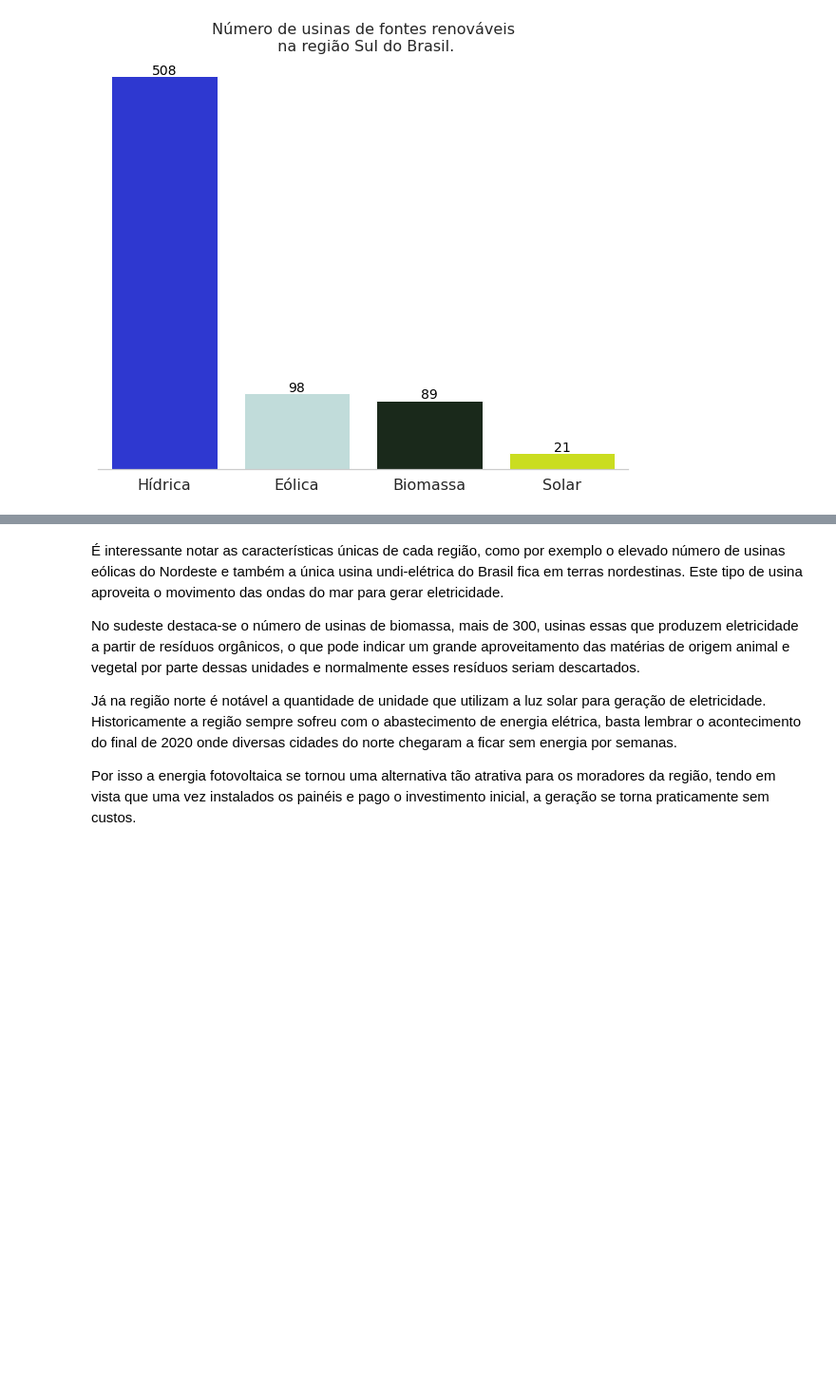
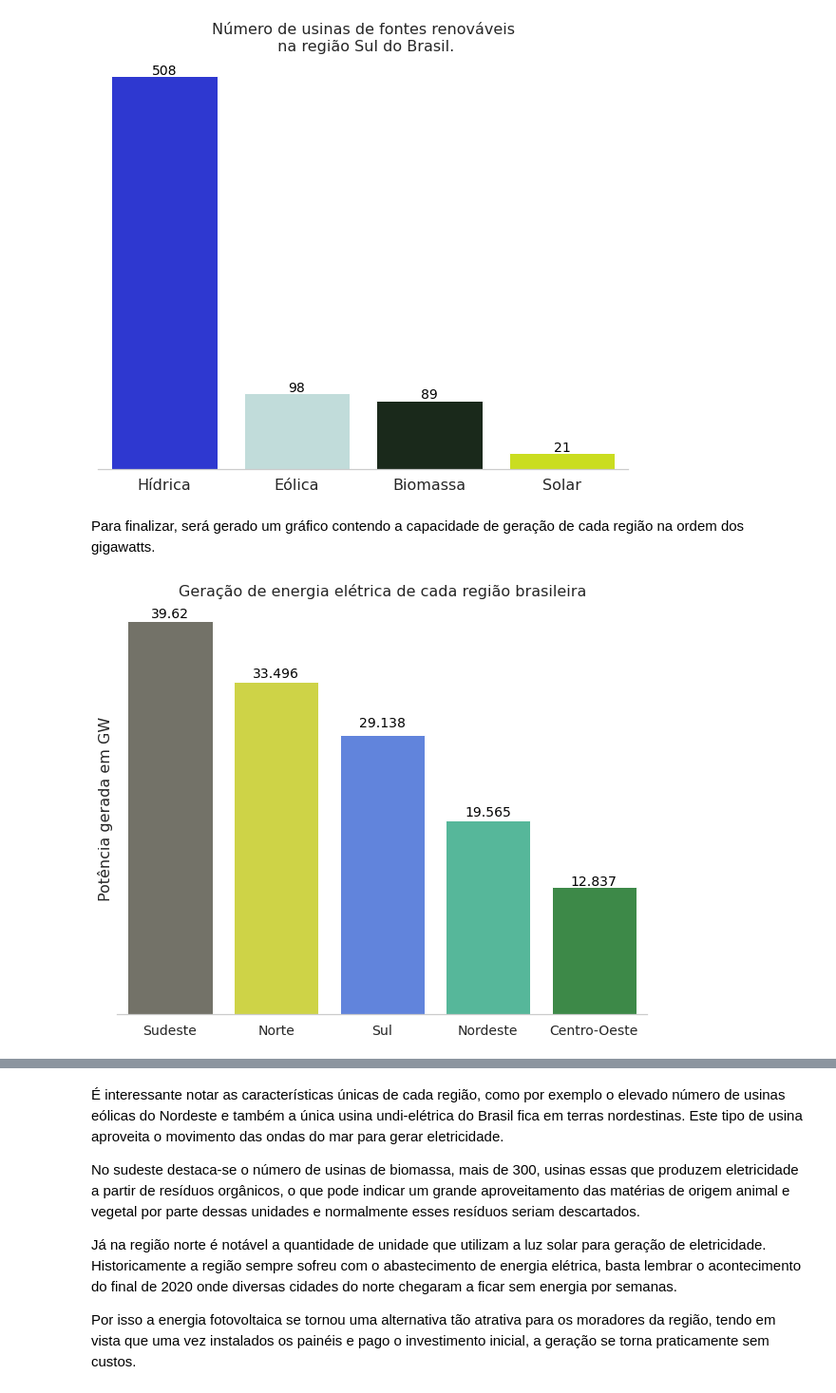
Before and after one commit to PedroOlavo/ArtigosMedium, a Jupyter notebook: Energia_renovável_nas__regiões_brasileiras.ipynb, the cells around one changed output, grey strips where cells are left out. Shown at 95% size. Saved outputs shown, nothing was run; the diff lists cells and outputs as text; code cells hidden in the pictures; blank space fills up the shorter version.

```diff
--- a/Energia_renovável_nas__regiões_brasileiras.ipynb
+++ b/Energia_renovável_nas__regiões_brasileiras.ipynb
@@ -248,3 +261,5 @@ plt.text(x=3, y=23, s='21',
 plt.show()
 # %% [output]
 [figure]
+# %% [markdown]
+Para finalizar, será gerado um gráfico contendo a capacidade de geração de cada região na ordem dos gigawatts.
@@ -250,0 +277,25 @@ plt.show()
+# %%
+plt.figure(figsize=(10,8), dpi=72)
+sns.set(style='whitegrid')
+sns.barplot(x=['Sudeste', 'Norte', 'Sul', 'Nordeste', 'Centro-Oeste'],
+            y=[potencia_regional[2], potencia_regional[1], potencia_regional[0], potencia_regional[4], potencia_regional[3]],
+            palette=['#757466', '#e4eb2f', '#4d7bf0', '#46c7a0', '#30963f'])
+plt.xlabel('')
+plt.ylabel('Potência gerada em GW', size=16)
+plt.xticks(size=14)
+plt.yticks([],[])
+plt.title('Geração de energia elétrica de cada região brasileira', fontsize=16)
+plt.text(x=0, y=40, s='39.62',
+         color='black', fontsize=14, horizontalalignment='center')
+plt.text(x=1, y=34, s='33.496',
+         color='black', fontsize=14, horizontalalignment='center')
+plt.text(x=2, y=29, s='29.138',
+         color='black', fontsize=14, horizontalalignment='center')
+plt.text(x=3, y=20, s='19.565',
+         color='black', fontsize=14, horizontalalignment='center')
+plt.text(x=4, y=13, s='12.837',
+         color='black', fontsize=14, horizontalalignment='center')
+sns.despine(left=True)
+plt.show()
+# %% [output]
+[figure, added]
```
Also changed, not shown: parts of 11 cells of this notebook.
